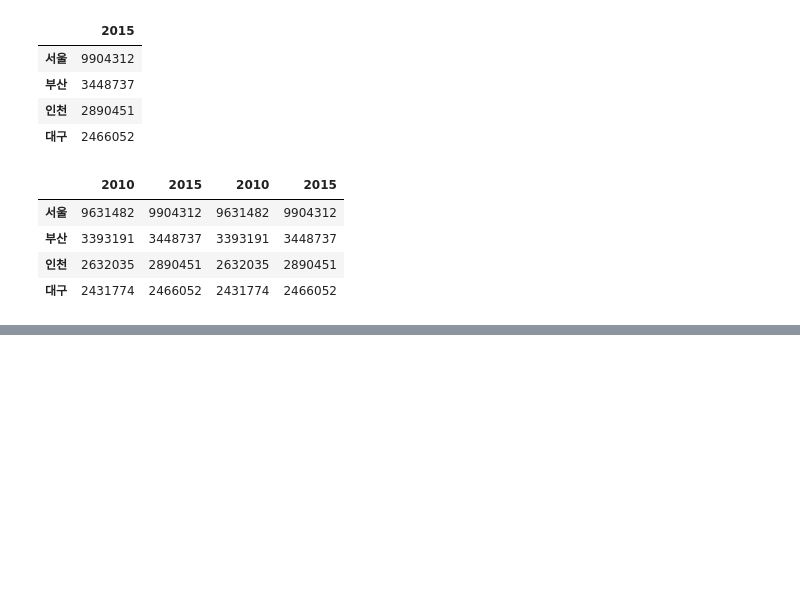
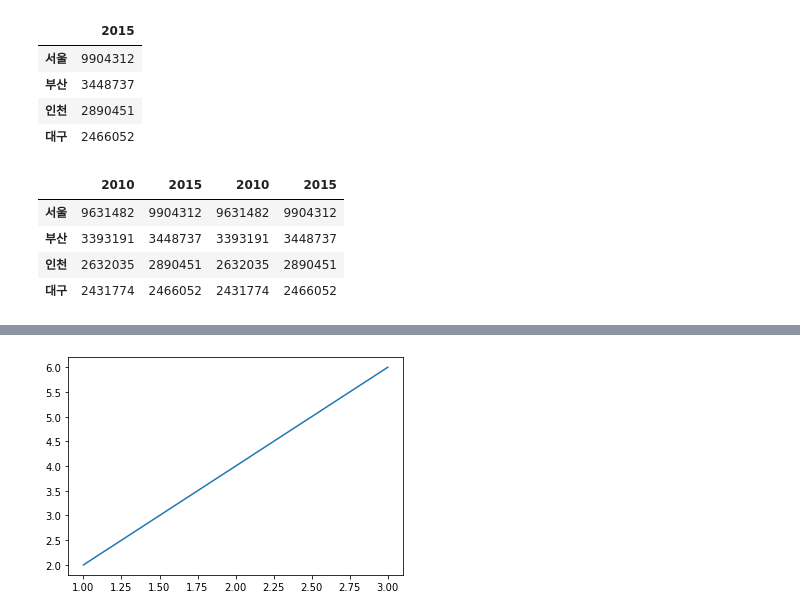
Before and after one commit to pys960/Python, a Jupyter notebook: SMHRD - 파이썬 기초/파이썬 - 데이터 분석, 필수 라이브러리 사용해보기 .ipynb, the cells around one changed output, grey strips where cells are left out. Drawn from its saved outputs; the diff is of its cells as text; code cells hidden in the pictures; blank space fills up the shorter version.

```diff
--- a/SMHRD - 파이썬 기초/파이썬 - 데이터 분석, 필수 라이브러리 사용해보기 .ipynb
+++ b/SMHRD - 파이썬 기초/파이썬 - 데이터 분석, 필수 라이브러리 사용해보기 .ipynb
@@ -756,0 +1770,8 @@ df[['2010','2015','2010','2015']] # 인덱싱은 가르키는 것이기 때문
+# %%
+y = [2,4,6]
+x = [1,2,3]
+
+plt.plot(x, y)
+plt.show()
+# %% [output]
+[figure, added]
```
Also changed, not shown: parts of 139 cells of this notebook, 6 other files.
